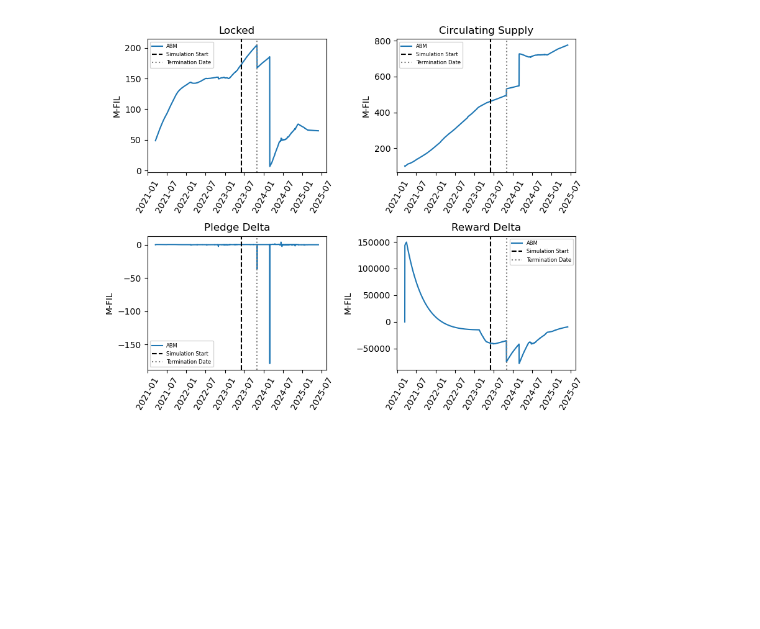
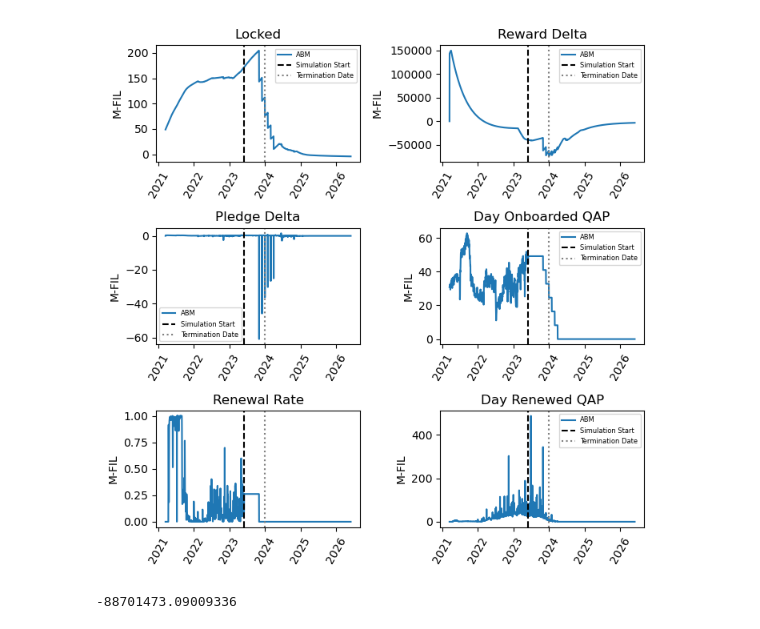
Before and after one commit to protocol/filecoin-agent-twin, a Jupyter notebook: notebooks/terminations/dca_terminate_multipleagent_waves.ipynb, the cells around one changed output. Saved outputs shown, nothing was run; the diff lists cells and outputs as text; code cells hidden in the pictures.

Commit message:
add_termination_fees

```diff
--- a/notebooks/terminations/dca_terminate_multipleagent_waves.ipynb
+++ b/notebooks/terminations/dca_terminate_multipleagent_waves.ipynb
@@ -154,0 +166,20 @@ plt.plot(rb_active_pwr_vec)
+# %%
+#filecoin_model.agents[0]['agent'].agent_info_df
+agent_idx = 1
+agent = filecoin_model.agents[agent_idx]['agent']
+if agent_idx == 1:
+    offset = timedelta(days=60)
+else:
+    offset = timedelta(days=0)
+
+cc_onboarded_power_vec, cc_renewed_power_vec, cc_se_power_vec, cc_t_power_vec = [], [], [], []
+for ii, p in enumerate(agent.onboarded_power):
+    cc_onboarded_power_vec.append(p[0].pib)
+    cc_renewed_power_vec.append(agent.renewed_power[ii][0].pib)
+    cc_se_power_vec.append(agent.scheduled_expire_power[ii][0].pib)
+    cc_t_power_vec.append(agent.terminated_power[ii][0].pib)
+
+cc_onboarded_power_vec = np.asarray(cc_onboarded_power_vec)
+cc_renewed_power_vec = np.asarray(cc_renewed_power_vec)
+cc_se_power_vec = np.asarray(cc_se_power_vec)
+cc_t_power_vec = np.asarray(cc_t_power_vec)
@@ -176,45 +232,75 @@ model_df
 # %%
-plt.figure(figsize=(8,9))
+plt.figure(figsize=(7,7))
 
 plt.subplot(3,2,1)
 plt.plot(model_df['date'], model_df['network_locked']/1_000_000, label='ABM')
 plt.axvline(x=simulation_start_date, color='k', linestyle='--', label='Simulation Start')
-plt.axvline(x=terminate_date, color='gray', linestyle=':', label='Termination Date')
+plt.axvline(x=terminate_date+offset, color='gray', linestyle=':', label='Termination Date')
 plt.ylabel('M-FIL')
 plt.xticks(rotation=60)
 plt.title('Locked')
 plt.legend(fontsize=6)
 
+# plt.subplot(3,2,2)
+# plt.plot(model_df['date'], model_df['circ_supply']/1_000_000, label='ABM')
+# plt.axvline(x=simulation_start_date, color='k', linestyle='--', label='Simulation Start')
+# plt.axvline(x=terminate_date, color='gray', linestyle=':', label='Termination Date')
+# plt.ylabel('M-FIL')
+# plt.xticks(rotation=60)
+# plt.title('Circulating Supply')
+# plt.legend(fontsize=6)
 plt.subplot(3,2,2)
-plt.plot(model_df['date'], model_df['circ_supply']/1_000_000, label='ABM')
+plt.plot(model_df['date'], model_df['reward_delta'], label='ABM')
 plt.axvline(x=simulation_start_date, color='k', linestyle='--', label='Simulation Start')
-plt.axvline(x=terminate_date, color='gray', linestyle=':', label='Termination Date')
+plt.axvline(x=terminate_date+offset, color='gray', linestyle=':', label='Termination Date')
 plt.ylabel('M-FIL')
 plt.xticks(rotation=60)
-plt.title('Circulating Supply')
+plt.title('Reward Delta')
 plt.legend(fontsize=6)
 
 plt.subplot(3,2,3)
 plt.plot(model_df['date'], model_df['pledge_delta']/1e6, label='ABM')
 plt.axvline(x=simulation_start_date, color='k', linestyle='--', label='Simulation Start')
-plt.axvline(x=terminate_date, color='gray', linestyle=':', label='Termination Date')
+plt.axvline(x=terminate_date+offset, color='gray', linestyle=':', label='Termination Date')
 plt.ylabel('M-FIL')
 plt.xticks(rotation=60)
 plt.title('Pledge Delta')
 plt.legend(fontsize=6)
 
 plt.subplot(3,2,4)
-plt.plot(model_df['date'], model_df['reward_delta'], label='ABM')
+plt.plot(model_df['date'], model_df['day_onboarded_qap_pib'], label='ABM')
 plt.axvline(x=simulation_start_date, color='k', linestyle='--', label='Simulation Start')
-plt.axvline(x=terminate_date, color='gray', linestyle=':', label='Termination Date')
+plt.axvline(x=terminate_date+offset, color='gray', linestyle=':', label='Termination Date')
 plt.ylabel('M-FIL')
 plt.xticks(rotation=60)
-plt.title('Reward Delta')
+plt.title('Day Onboarded QAP')
 plt.legend(fontsize=6)
 
+plt.subplot(3,2,6)
+plt.plot(model_df['date'], model_df['day_renewed_qap_pib'], label='ABM')
+plt.axvline(x=simulation_start_date, color='k', linestyle='--', label='Simulation Start')
+plt.axvline(x=terminate_date+offset, color='gray', linestyle=':', label='Termination Date')
+plt.ylabel('M-FIL')
+plt.xticks(rotation=60)
+plt.title('Day Renewed QAP')
+plt.legend(fontsize=6)
+
+plt.subplot(3,2,5)
+plt.plot(model_df['date'], model_df['renewal_rate'], label='ABM')
+plt.axvline(x=simulation_start_date, color='k', linestyle='--', label='Simulation Start')
+plt.axvline(x=terminate_date+offset, color='gray', linestyle=':', label='Termination Date')
+plt.ylabel('M-FIL')
+plt.xticks(rotation=60)
+plt.title('Renewal Rate')
+
+
 plt.tight_layout()
 # %% [output]
-[figure, old version]
+[figure, new version]
+# %%
+model_df[model_df['date'] >= terminate_date + timedelta(31)]['pledge_delta'].sum()
+# %% [output]
+-88701473.09009336
 # %%
 plt.figure(figsize=(8,9))
 plt.subplot(4,2,1)
```
Also changed, not shown: parts of 9 cells of this notebook, 8 other files.
